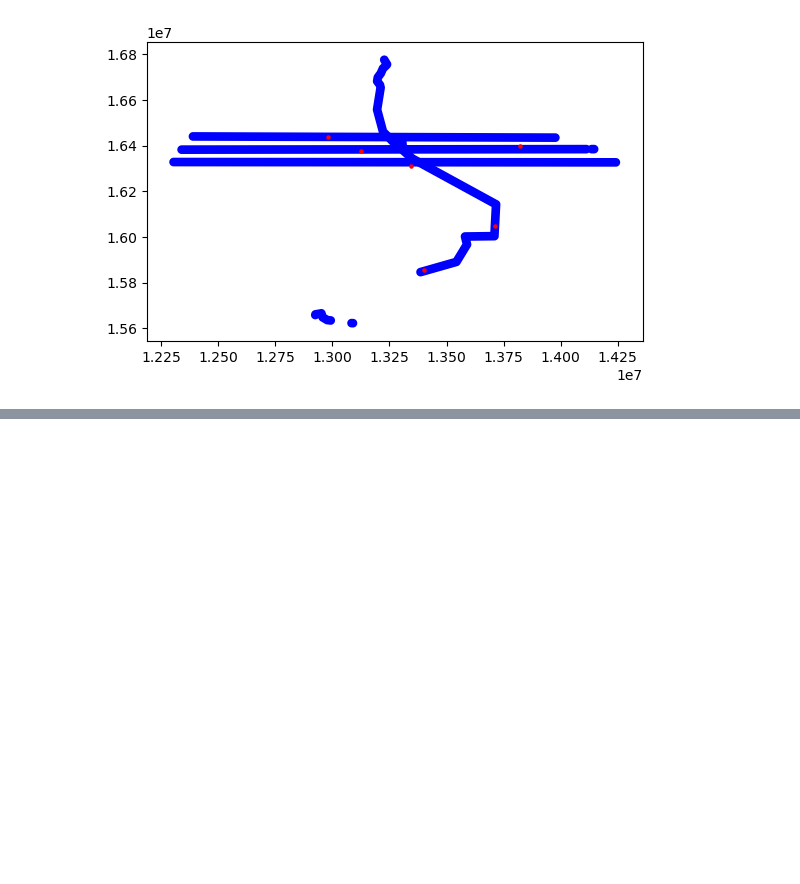
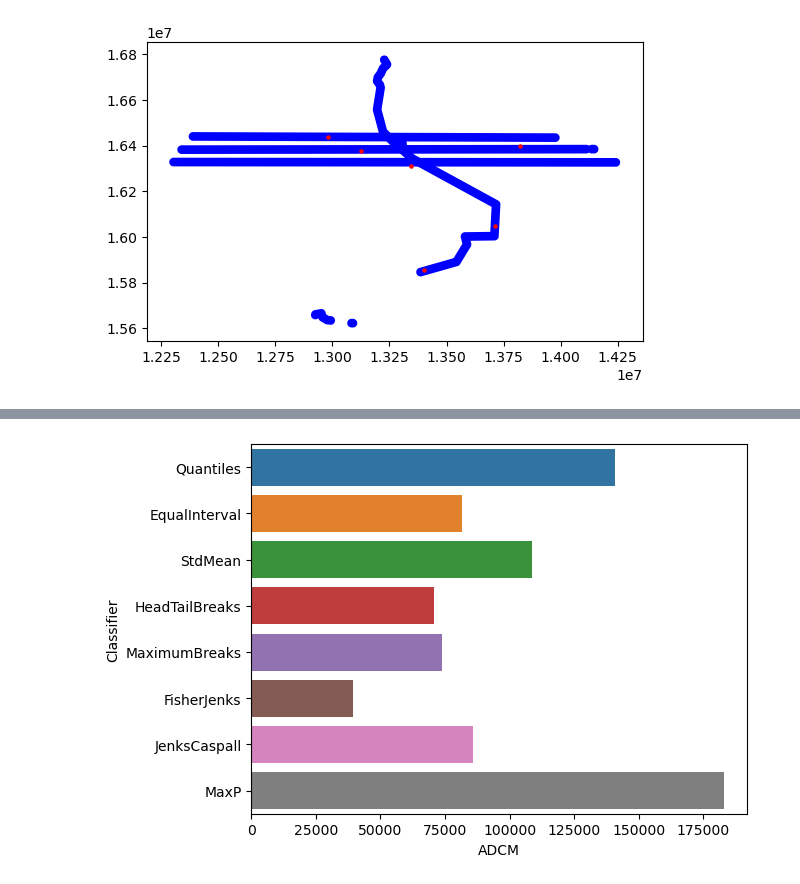
Before and after one commit to ZurinaGarcia/FINAL, a Jupyter notebook: nuevo.ipynb, the cells around one changed output, grey strips where cells are left out. Saved outputs shown, nothing was run; the diff lists cells and outputs as text; code cells hidden in the pictures; blank space fills up the shorter version.

```diff
--- a/nuevo.ipynb
+++ b/nuevo.ipynb
@@ -600,0 +679,16 @@ arequipa
+# %%
+#usamos la desviación absoluta alrededor de la mediana
+class5 = q6, ei6,msd, ht, mb6, fj6, jc6, mp6
+# Recolectamos el ADCM para cada clasificación
+fits = np.array([ c.adcm for c in class5])
+# Convertimos las puntuaciones en data frame
+adcms = pd.DataFrame(fits)
+# Agregamos los nombres
+adcms['classifier'] = [c.name for c in class5]
+# Agregamos el nombre de las columnas
+adcms.columns = ['ADCM', 'Classifier']
+ax = sea.barplot(
+    y='Classifier', x='ADCM', data=adcms, palette='tab10'
+)
+# %% [output]
+[figure, added]
```
Also changed, not shown: parts of 56 cells of this notebook.
